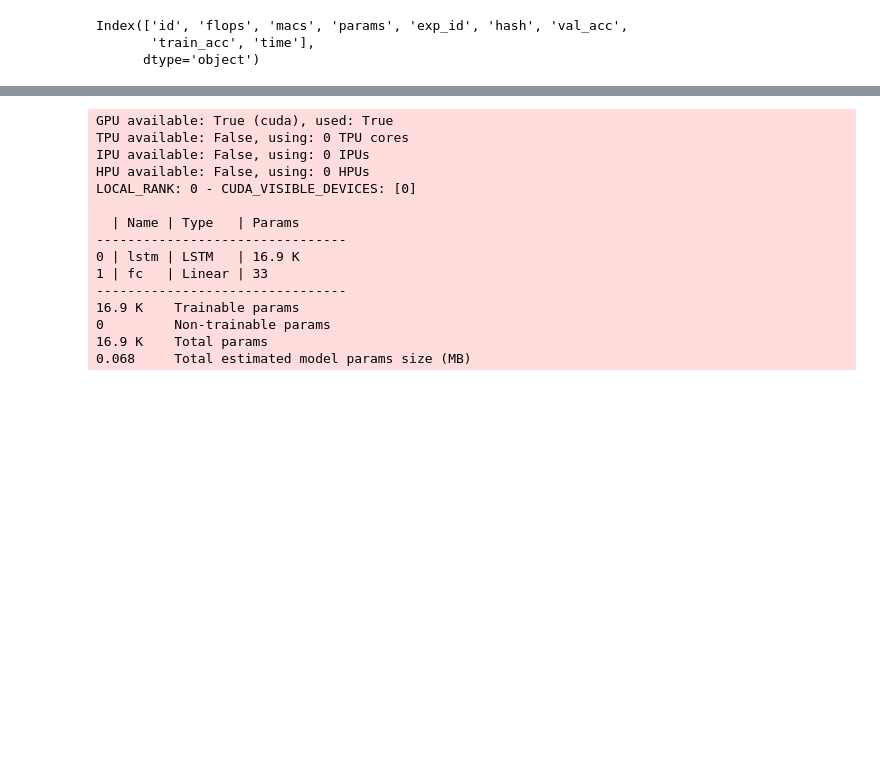
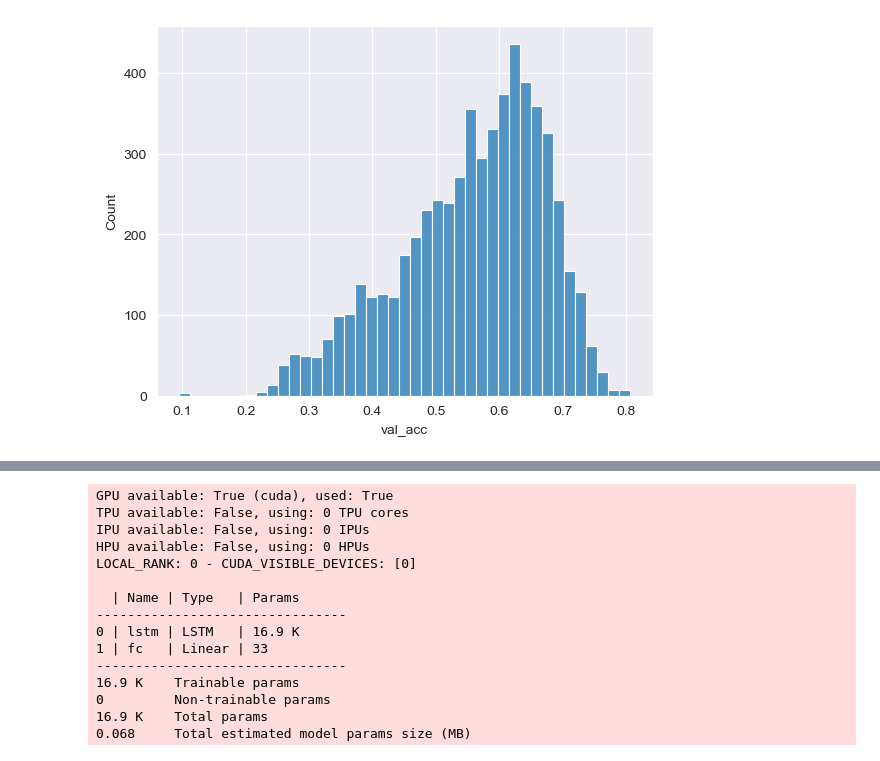
Before and after one commit to alkorolyov/sophius, a Jupyter notebook: notebooks/08_init_LSTM.ipynb, the cells around one changed output, grey strips where cells are left out. Saved outputs shown, nothing was run; the diff lists cells and outputs as text; code cells hidden in the pictures; blank space fills up the shorter version.

```diff
--- a/notebooks/08_init_LSTM.ipynb
+++ b/notebooks/08_init_LSTM.ipynb
@@ -18,9 +17,7 @@ for col in ['val_acc', 'train_acc', 'time', 'flops', 'macs', 'params', 'exp_id']
     df[col] = df[col].apply(eval)
 
 df.sort_values(by='val_acc', ascending=False, inplace=True)
-# %%
-df.columns
-# %% [output]
-Index(['id', 'flops', 'macs', 'params', 'exp_id', 'hash', 'val_acc',
-       'train_acc', 'time'],
-      dtype='object')
+# %%
+sns.histplot(df.val_acc);
+# %% [output]
+[figure, added]
```
Also changed, not shown: parts of 18 cells of this notebook, 1 other file.
